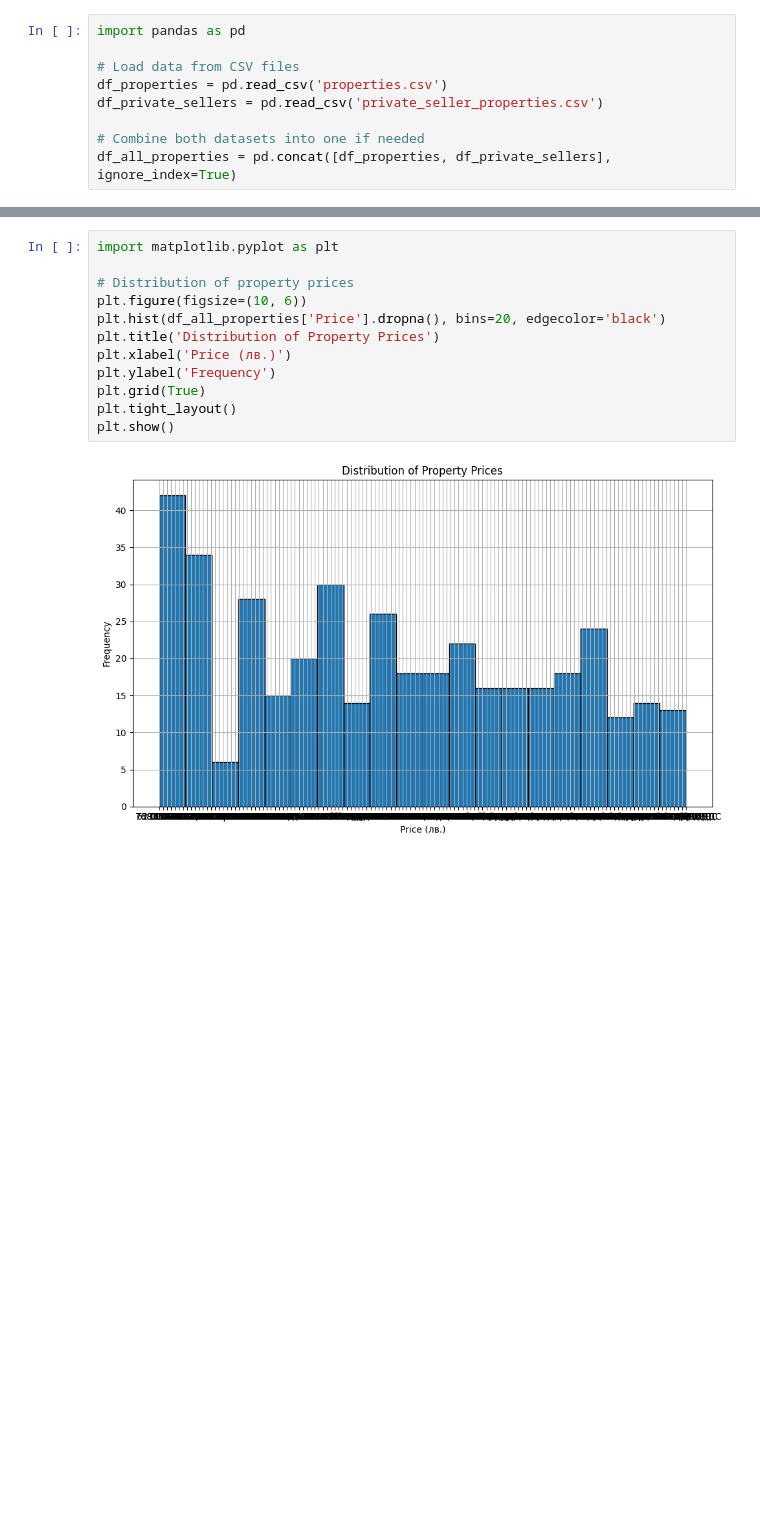
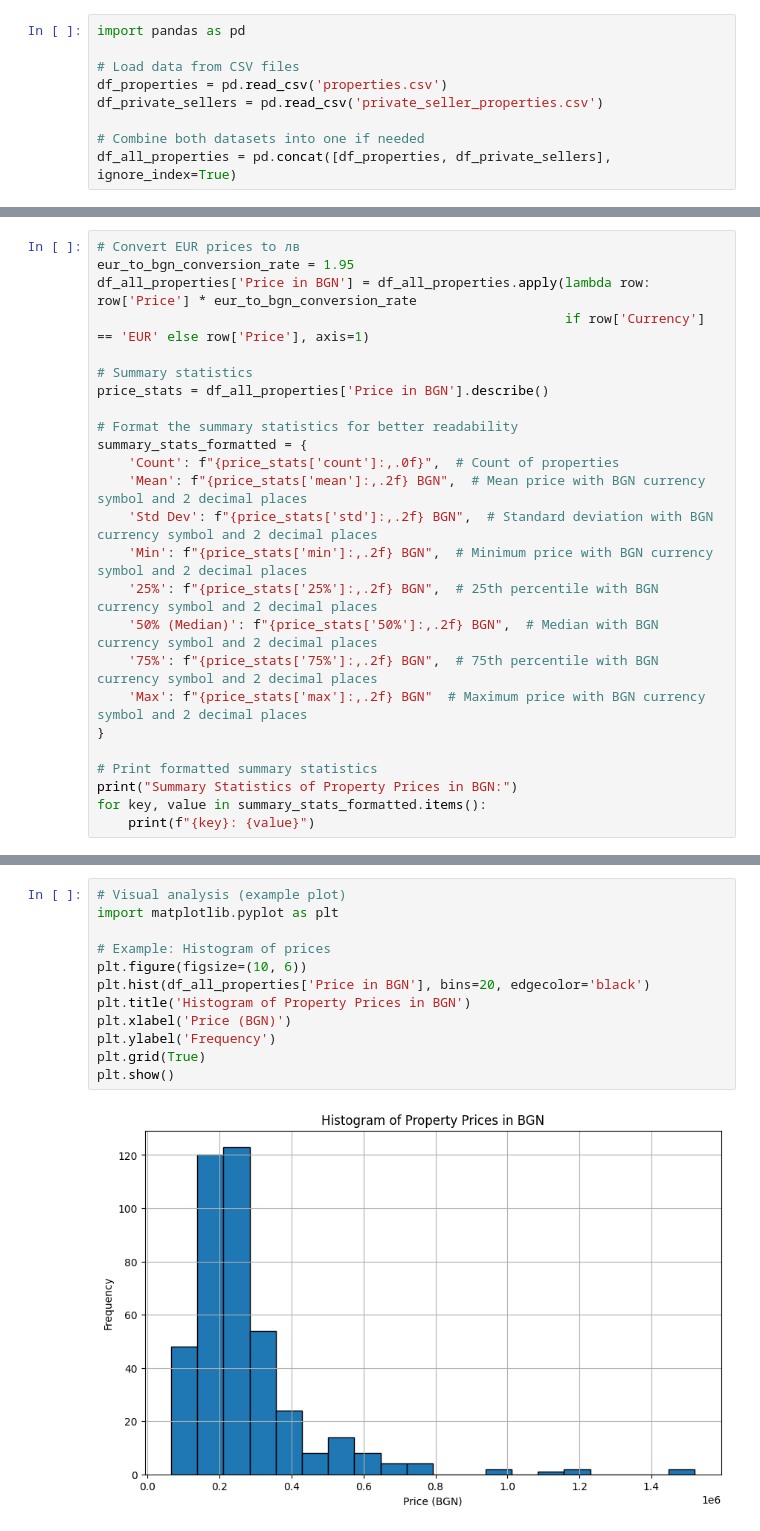
Before and after one commit to akcdev777/imot-scrape, a Jupyter notebook: main.ipynb, the cells around one changed output, grey strips where cells are left out. Drawn from its saved outputs; the diff is of its cells as text; blank space fills up the shorter version.

Commit message:
changes made to extract extra data for property

```diff
--- a/main.ipynb
+++ b/main.ipynb
@@ -21,0 +10,25 @@ Name: Price, dtype: object
+# %%
+# Convert EUR prices to лв
+eur_to_bgn_conversion_rate = 1.95
+df_all_properties['Price in BGN'] = df_all_properties.apply(lambda row: row['Price'] * eur_to_bgn_conversion_rate
+                                                            if row['Currency'] == 'EUR' else row['Price'], axis=1)
+
+# Summary statistics
+price_stats = df_all_properties['Price in BGN'].describe()
+
+# Format the summary statistics for better readability
+summary_stats_formatted = {
+    'Count': f"{price_stats['count']:,.0f}",  # Count of properties
+    'Mean': f"{price_stats['mean']:,.2f} BGN",  # Mean price with BGN currency symbol and 2 decimal places
+    'Std Dev': f"{price_stats['std']:,.2f} BGN",  # Standard deviation with BGN currency symbol and 2 decimal places
+    'Min': f"{price_stats['min']:,.2f} BGN",  # Minimum price with BGN currency symbol and 2 decimal places
+    '25%': f"{price_stats['25%']:,.2f} BGN",  # 25th percentile with BGN currency symbol and 2 decimal places
+    '50% (Median)': f"{price_stats['50%']:,.2f} BGN",  # Median with BGN currency symbol and 2 decimal places
+    '75%': f"{price_stats['75%']:,.2f} BGN",  # 75th percentile with BGN currency symbol and 2 decimal places
+    'Max': f"{price_stats['max']:,.2f} BGN"  # Maximum price with BGN currency symbol and 2 decimal places
+}
+
+# Print formatted summary statistics
+print("Summary Statistics of Property Prices in BGN:")
+for key, value in summary_stats_formatted.items():
+    print(f"{key}: {value}")
@@ -22,17 +45,17 @@ Name: Price, dtype: object
 # %%
+# Visual analysis (example plot)
 import matplotlib.pyplot as plt
 
-# Distribution of property prices
+# Example: Histogram of prices
 plt.figure(figsize=(10, 6))
-plt.hist(df_all_properties['Price'].dropna(), bins=20, edgecolor='black')
-plt.title('Distribution of Property Prices')
-plt.xlabel('Price (лв.)')
+plt.hist(df_all_properties['Price in BGN'], bins=20, edgecolor='black')
+plt.title('Histogram of Property Prices in BGN')
+plt.xlabel('Price (BGN)')
 plt.ylabel('Frequency')
 plt.grid(True)
-plt.tight_layout()
 plt.show()
 # %% [output]
-[figure, old version]
+[figure, new version]
 # %%
 # Assuming df_all_properties is your combined DataFrame
 
```
Also changed, not shown: parts of 12 cells of this notebook, 6 other files.
